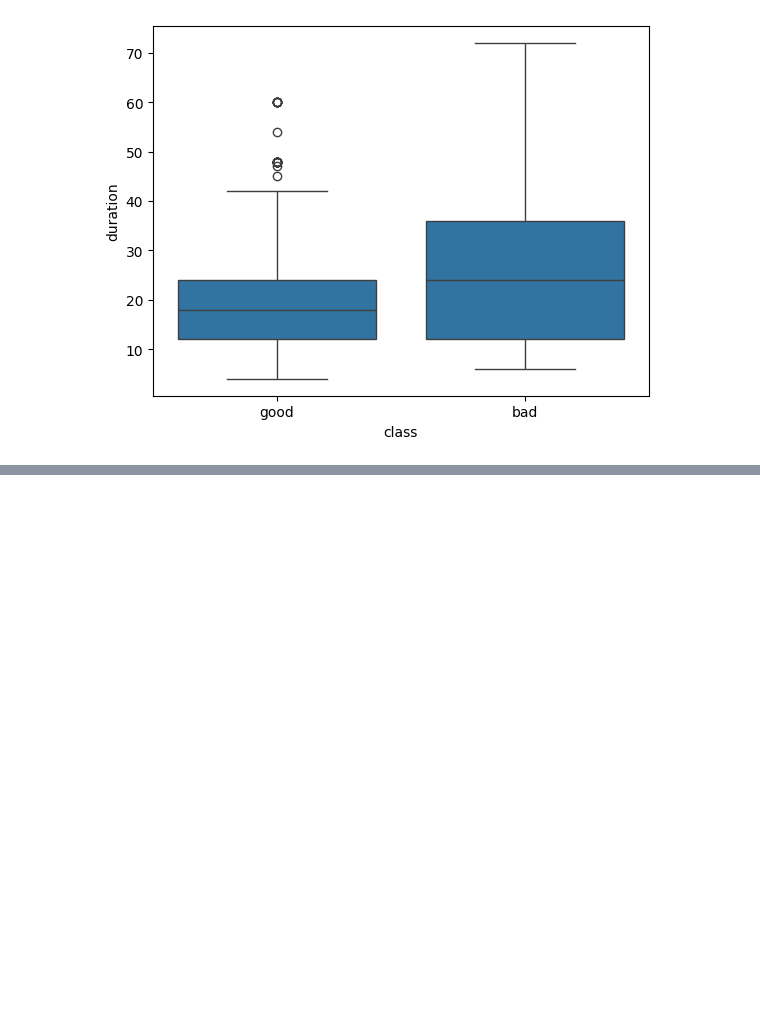
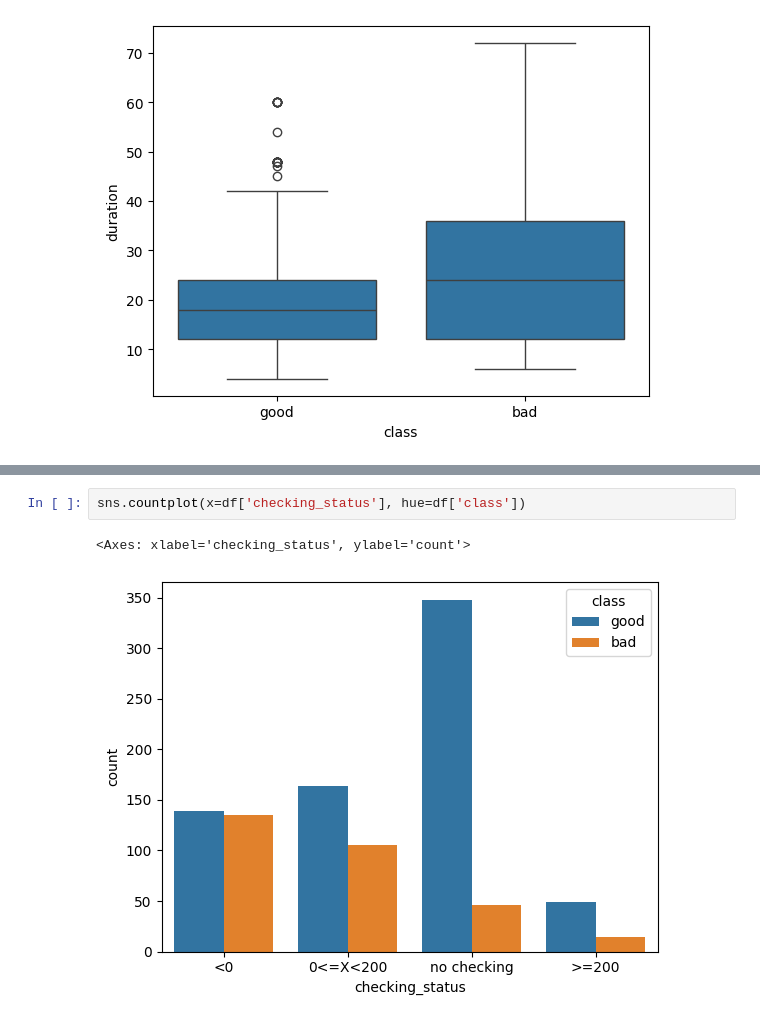
Before and after one commit to rriizz2k/credit-risk-scoring, a Jupyter notebook: notebooks/eda.ipynb, the cells around one changed output, grey strips where cells are left out. Cells and saved outputs as stored; diff of their text form; blank space fills up the shorter version.

```diff
--- a/notebooks/eda.ipynb
+++ b/notebooks/eda.ipynb
@@ -92,0 +115,5 @@ sns.boxplot(x=df['class'], y=df['duration'], data=df)
+# %%
+sns.countplot(x=df['checking_status'], hue=df['class'])
+# %% [output]
+<Axes: xlabel='checking_status', ylabel='count'>
+[figure, added]
```
Also changed, not shown: parts of 2 cells of this notebook, 1 other file.
